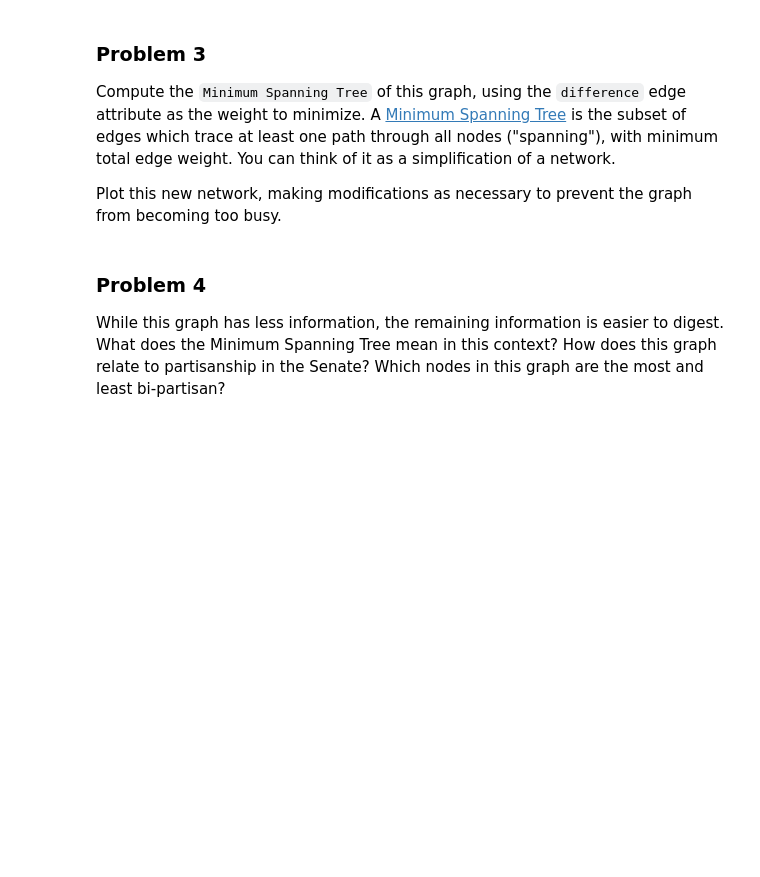
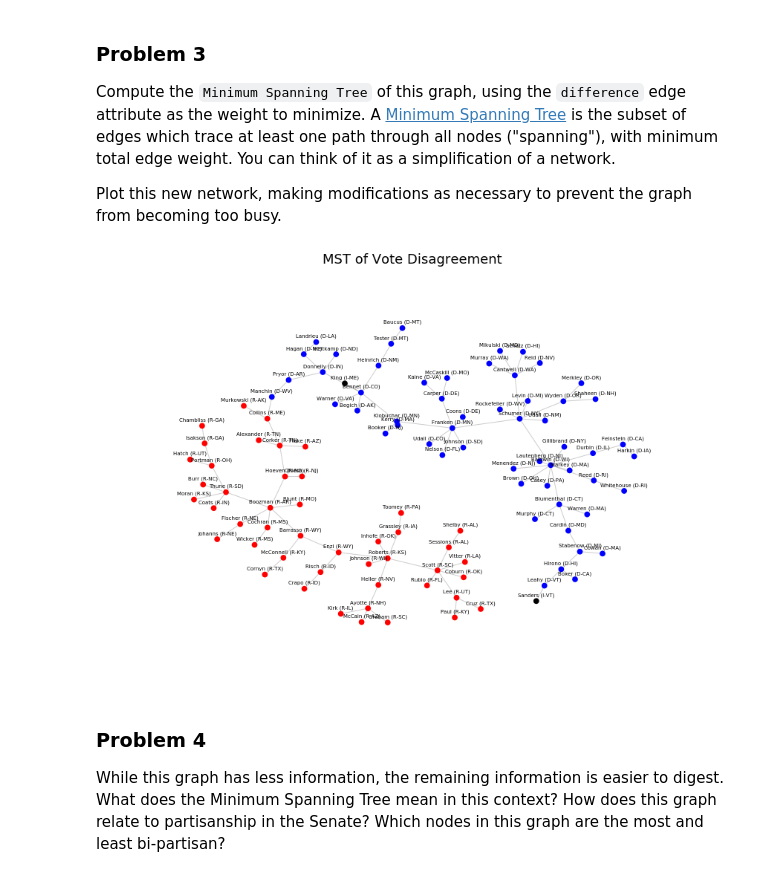
Before and after one commit to xpmanoj/content, a Jupyter notebook: HW5.ipynb, the cells around one changed output. Saved outputs shown, nothing was run; the diff lists cells and outputs as text; code cells hidden in the pictures; blank space fills up the shorter version.

```diff
--- a/HW5.ipynb
+++ b/HW5.ipynb
@@ -194,18 +194,18 @@ Examples
 >>> graph['Lee (R-UT)']['Baldwin (D-WI)']  # edge relationship between Lee and Baldwin
 {'difference': 0.02, 'weight': 50}
 """
-#Your code here
 def _color(s):
-    if 'R' in s:
+    if '(R' in s:
         return 'r'
-    if 'D' in s:
+    if '(D' in s:
         return 'b'
     return 'k'
-# x['display_name'] for d in data for vote_grp in
 
 def vote_graph(data):
-    senators = set(x['display_name']  for d in data for vote_grp in d['votes'].values() for x in vote_grp )
+
+    senators = set(x['display_name'] for d in data for vote_grp in d['votes'].values() for x in vote_grp)
     weights = {s: {ss: 0 for ss in senators if ss != s} for s in senators}
+
     for d in data:
         for grp in ['Yea', 'Nay']:
             if grp not in d['votes']:
@@ -279,3 +277,28 @@ Plot this new network, making modifications as necessary to prevent the graph fr
+# %%
+#Your code here
+plt.figure(figsize=(15, 10))
+np.random.seed(5)
+mst = nx.minimum_spanning_tree(votes, weight='difference')
+pos = nx.spring_layout(mst, iterations=900, k=.008, weight='difference')
+
+mst_edges = list(nx.minimum_spanning_edges(votes, weight='difference'))
+
+nl = votes.nodes()
+c = [votes.node[n]['color'] for n in nl]
+nx.draw_networkx_edges(votes, pos, edgelist=mst_edges, alpha=.2)
+nx.draw_networkx_nodes(votes, pos, nodelist = nl, node_color = c, node_size=60)
+
+for p in pos.values():
+    p[1] += .02
+
+nx.draw_networkx_labels(votes, pos, font_color='k', font_size=7)
+
+plt.title("MST of Vote Disagreement", fontsize=18)
+plt.xticks([])
+plt.yticks([])
+remove_border(left=False, bottom=False)
+# %% [output]
+[figure, added]
 # %% [markdown]
 ### Problem 4
 
```
Also changed, not shown: parts of 3 cells of this notebook, 1 other file.
